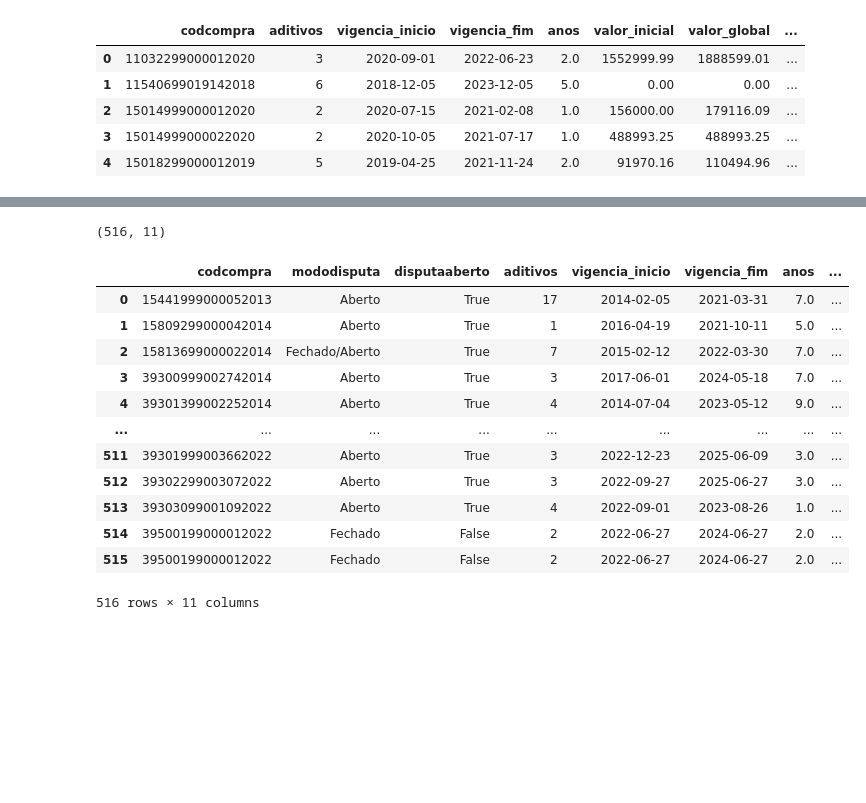
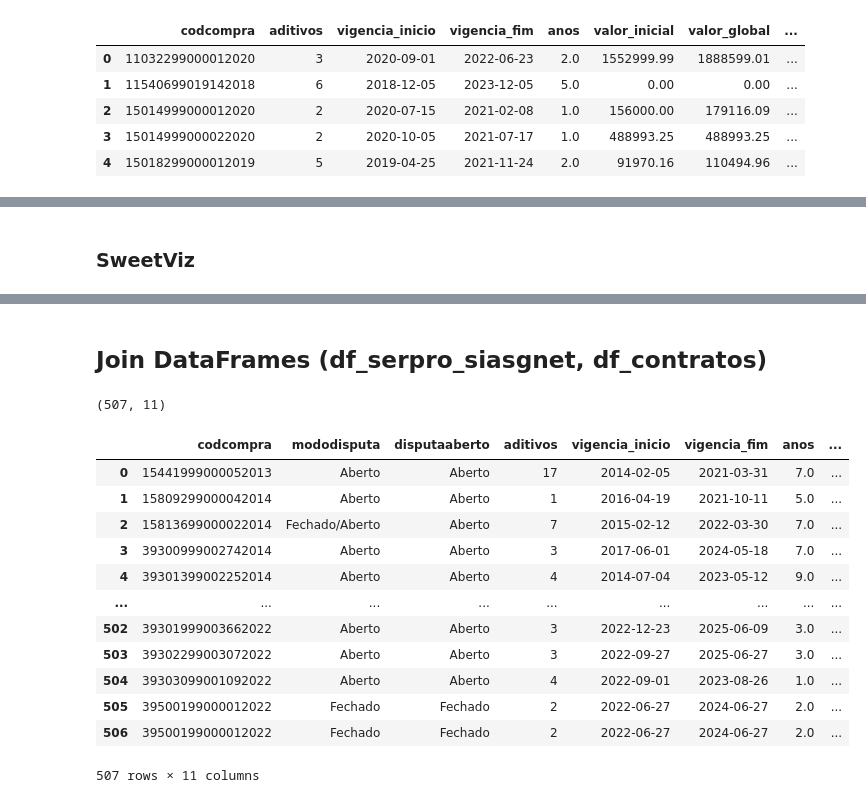
Before and after one commit to hugosouto/comprasgov-modo-disputa-obras, a Jupyter notebook: comprasgov_modo_disputa_obras.ipynb, the cells around one changed output, grey strips where cells are left out. Saved outputs shown, nothing was run; the diff lists cells and outputs as text; code cells hidden in the pictures; blank space fills up the shorter version.

```diff
--- a/comprasgov_modo_disputa_obras.ipynb
+++ b/comprasgov_modo_disputa_obras.ipynb
@@ -63,12 +71,15 @@ memory usage: 917.7+ KB
 # %%
+# Make a copy of the original df_siasgnet DataFrame
 df_siasgnet = df_siasgnet_original.copy()
 
 # Show the distinct values of mododisputa on df_siasgnet
 print(df_siasgnet['mododisputa'].unique())
 
+# Create a new column disputaaberto that indicates whether the mododisputa is open or not
 df_siasgnet['disputaaberto'] = df_siasgnet['mododisputa'].apply(
-    lambda x: True if x in ['Aberto','Fechado/Aberto','Aberto/Fechado'] else False)
+    lambda x: 'Aberto' if x in ['Aberto','Fechado/Aberto','Aberto/Fechado'] else 'Fechado')
 
+# Count the number of True and False values in the disputaaberto column
 df_siasgnet['disputaaberto'].value_counts()
 # %% [output]
 ['Aberto' 'Fechado' 'Fechado/Aberto' 'Aberto/Fechado']
@@ -161,4 +195,4 @@ df_serpro = df_serpro[df_serpro['Orçamento Estimado do Item'] != 0.01]
 # Clean rows where df_serpro['Identificação do Fornecedor Vencedor (adjudicado)'] == Sem vencedor
 df_serpro = df_serpro[df_serpro['Identificação do Fornecedor Vencedor (adjudicado)'] != 'Sem vencedor']
 
-df_serpro['valorhomologado'] = df_serpro.apply(lambda x: x['Melhor Lance'] if pd.isnull(x['Valor Final Negociado']) else x['Valor Final Negociado'], axis=1)
+# df_serpro['valorhomologado'] = df_serpro.apply(lambda x: x['Melhor Lance'] if pd.isnull(x['Valor Final Negociado']) else x['Valor Final Negociado'], axis=1)
@@ -175,8 +211,14 @@ df_serpro_siasgnet = pd.merge(
     on='codcompra'
     )
 
-df_serpro_siasgnet['percentual_valor_final'] = df_serpro_siasgnet['valorhomologado'] / df_serpro_siasgnet['Orçamento Estimado do Item'] * 100
+# Compute the percentual_valor_final column as the ratio of valorhomologado to Orçamento Estimado do Item
+df_serpro_siasgnet['percentual_valor_final'] = df_serpro_siasgnet['Valor Adjudicado'] / df_serpro_siasgnet['Orçamento Estimado do Item'] * 100
+    # df_serpro_siasgnet['percentual_valor_final'] = ((df_serpro_siasgnet['Valor Adjudicado'] / df_serpro_siasgnet['Orçamento Estimado do Item']) - 1) * 100
 
+# Eliminate outliers
+df_serpro_siasgnet = df_serpro_siasgnet[(df_serpro_siasgnet['percentual_valor_final'] <= 200) & (df_serpro_siasgnet['percentual_valor_final'] >= 20)]
+
+# Print the shape of the resulting DataFrame and show the DataFrame
 print(df_serpro_siasgnet.shape)
 df_serpro_siasgnet
 # %% [output]
@@ -327,0 +377,23 @@ memory usage: 129.4+ KB
+# %%
+# Make a copy of the original df_contratos DataFrame
+df_contratos = df_contratos_original.copy()
+
+# Filter rows by c.valor_inicial != 0 and c.valor_global != 0
+df_contratos = df_contratos[(df_contratos['valor_inicial'] != 0) & (df_contratos['valor_global'] != 0)]
+
+# Compute the percentual_diferenca_valor column as the ratio of diferenca_valor to valor_inicial, multiplied by 100
+df_contratos['percentual_diferenca_valor'] = df_contratos['diferenca_valor'] * 100 / df_contratos['valor_inicial']
+
+# Remove rows where percentual_diferenca_valor is infinite
+# df_contratos = df_contratos[~df_contratos['percentual_diferenca_valor'].isin([-np.inf, np.inf])]
+
+    # Make percentual_diferenca_valor not be shown as scientific notation and sort the DataFrame by percentual_diferenca_valor descending
+    # print(df_contratos.shape)
+    # pd.set_option('display.float_format', lambda x: '%.2f' % x)
+    # df_contratos[df_contratos['percentual_diferenca_valor'] > 1000].sort_values(by='percentual_diferenca_valor', ascending=True)
+
+# Remove outliers where percentual_diferenca_valor is greater than or equal to 1000
+df_contratos = df_contratos[df_contratos['percentual_diferenca_valor'] < 1000]
+
+# Print information about the df_contratos DataFrame using the info() method
+df_contratos.info()
@@ -328,3 +417,5 @@ memory usage: 129.4+ KB
+# %% [markdown]
+### SweetViz
 # %%
 df_sweetviz = df_contratos.copy()
 
@@ -361,29 +452,34 @@ my_report.show_notebook(w="100%",
 # %% [output]
 Done! Use 'show' commands to display/save.   |██████████| [100%]   00:00 -> (00:00 left)
 [interactive output not drawn]
+# %% [markdown]
+## Join DataFrames (df_serpro_siasgnet, df_contratos)
 # %%
+# Set pandas to show all columns
+pd.set_option('display.max_columns', None)
+
 # Concatenate df_serpro with df_siasgnet.mododisputa using codcompra as key with distinct values of df_serpro_siasgnet['codcompra']
 df_aditivos = pd.merge(
     df_serpro_siasgnet[['codcompra', 'mododisputa', 'disputaaberto']].drop_duplicates(),
     df_contratos,
     how='inner',
-    on='codcompra'
+    on='codcompra',
     )
 
 print(df_aditivos.shape)
 df_aditivos
 # %% [output]
-(516, 11)
+(507, 11)
 |  | codcompra | mododisputa | disputaaberto | aditivos | vigencia_inicio | vigencia_fim | anos | ... |
-| 0 | 15441999000052013 | Aberto | True | 17 | 2014-02-05 | 2021-03-31 | 7.0 | ... |
-| 1 | 15809299000042014 | Aberto | True | 1 | 2016-04-19 | 2021-10-11 | 5.0 | ... |
-| 2 | 15813699000022014 | Fechado/Aberto | True | 7 | 2015-02-12 | 2022-03-30 | 7.0 | ... |
-| 3 | 39300999002742014 | Aberto | True | 3 | 2017-06-01 | 2024-05-18 | 7.0 | ... |
-| 4 | 39301399002252014 | Aberto | True | 4 | 2014-07-04 | 2023-05-12 | 9.0 | ... |
+| 0 | 15441999000052013 | Aberto | Aberto | 17 | 2014-02-05 | 2021-03-31 | 7.0 | ... |
+| 1 | 15809299000042014 | Aberto | Aberto | 1 | 2016-04-19 | 2021-10-11 | 5.0 | ... |
+| 2 | 15813699000022014 | Fechado/Aberto | Aberto | 7 | 2015-02-12 | 2022-03-30 | 7.0 | ... |
+| 3 | 39300999002742014 | Aberto | Aberto | 3 | 2017-06-01 | 2024-05-18 | 7.0 | ... |
+| 4 | 39301399002252014 | Aberto | Aberto | 4 | 2014-07-04 | 2023-05-12 | 9.0 | ... |
 | ... | ... | ... | ... | ... | ... | ... | ... | ... |
-| 511 | 39301999003662022 | Aberto | True | 3 | 2022-12-23 | 2025-06-09 | 3.0 | ... |
-| 512 | 39302299003072022 | Aberto | True | 3 | 2022-09-27 | 2025-06-27 | 3.0 | ... |
-| 513 | 39303099001092022 | Aberto | True | 4 | 2022-09-01 | 2023-08-26 | 1.0 | ... |
-| 514 | 39500199000012022 | Fechado | False | 2 | 2022-06-27 | 2024-06-27 | 2.0 | ... |
-| 515 | 39500199000012022 | Fechado | False | 2 | 2022-06-27 | 2024-06-27 | 2.0 | ... |
+| 502 | 39301999003662022 | Aberto | Aberto | 3 | 2022-12-23 | 2025-06-09 | 3.0 | ... |
+| 503 | 39302299003072022 | Aberto | Aberto | 3 | 2022-09-27 | 2025-06-27 | 3.0 | ... |
+| 504 | 39303099001092022 | Aberto | Aberto | 4 | 2022-09-01 | 2023-08-26 | 1.0 | ... |
+| 505 | 39500199000012022 | Fechado | Fechado | 2 | 2022-06-27 | 2024-06-27 | 2.0 | ... |
+| 506 | 39500199000012022 | Fechado | Fechado | 2 | 2022-06-27 | 2024-06-27 | 2.0 | ... |
-516 rows × 11 columns
+507 rows × 11 columns
```
Also changed, not shown: parts of 33 cells of this notebook, 6 other files.
